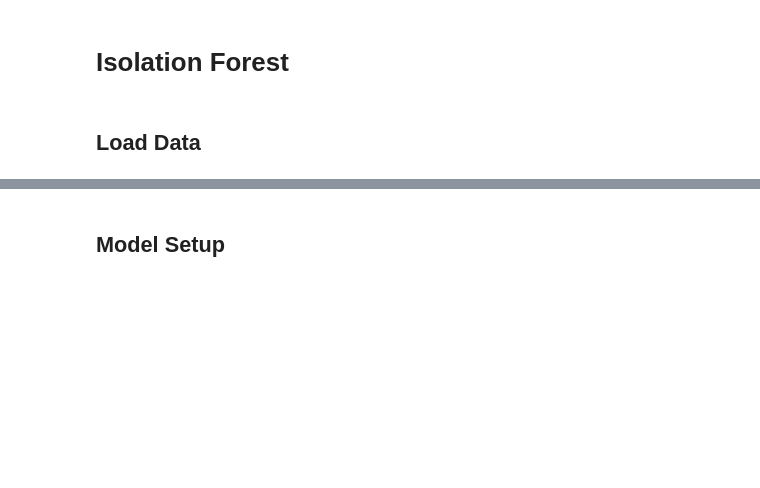
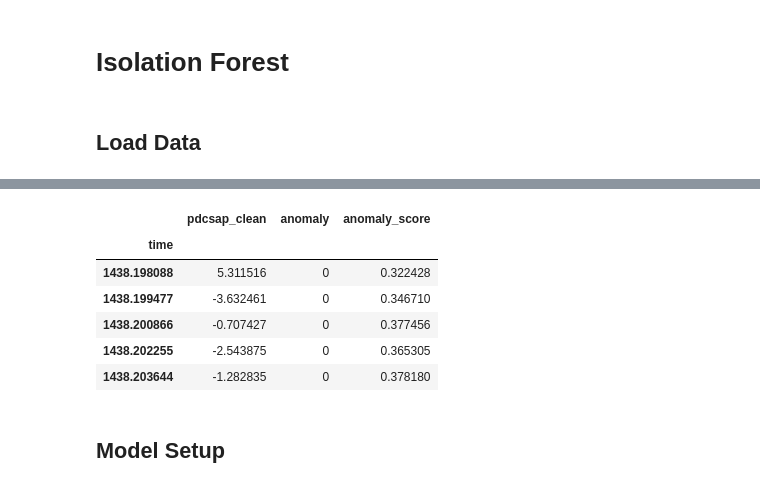
Before and after one commit to alexfaassen/STA2453, a Jupyter notebook: 5.Model/Isolation_Forest.ipynb, the cells around one changed output, grey strips where cells are left out. Drawn from its saved outputs; the diff is of its cells as text; code cells hidden in the pictures; blank space fills up the shorter version.

```diff
--- a/5.Model/Isolation_Forest.ipynb
+++ b/5.Model/Isolation_Forest.ipynb
@@ -57,3 +58,15 @@ memory usage: 294.6 KB
+# %%
+
+
+lightcurve.head()
+# %% [output]
+|  | pdcsap_clean | anomaly | anomaly_score |
+| time |  |  |  |
+| 1438.198088 | 5.311516 | 0 | 0.322428 |
+| 1438.199477 | -3.632461 | 0 | 0.346710 |
+| 1438.200866 | -0.707427 | 0 | 0.377456 |
+| 1438.202255 | -2.543875 | 0 | 0.365305 |
+| 1438.203644 | -1.282835 | 0 | 0.378180 |
 # %% [markdown]
 ## Model Setup
 # %%
```
Also changed, not shown: parts of 4 cells of this notebook, 8 other files.
